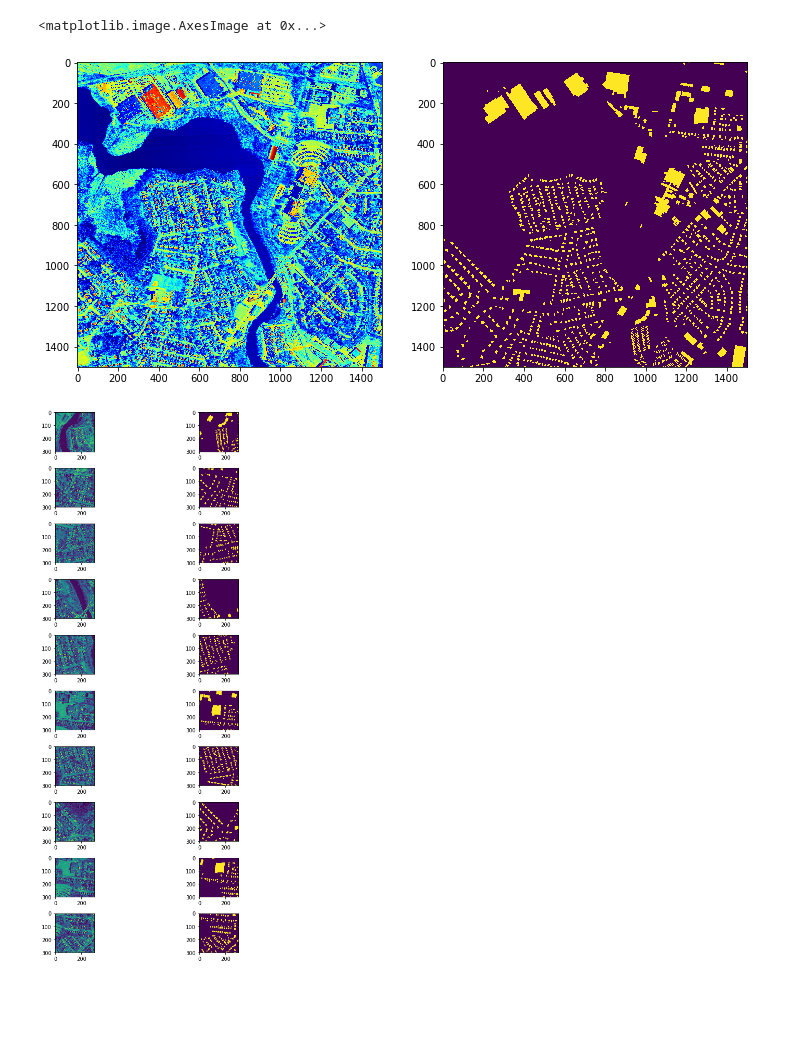
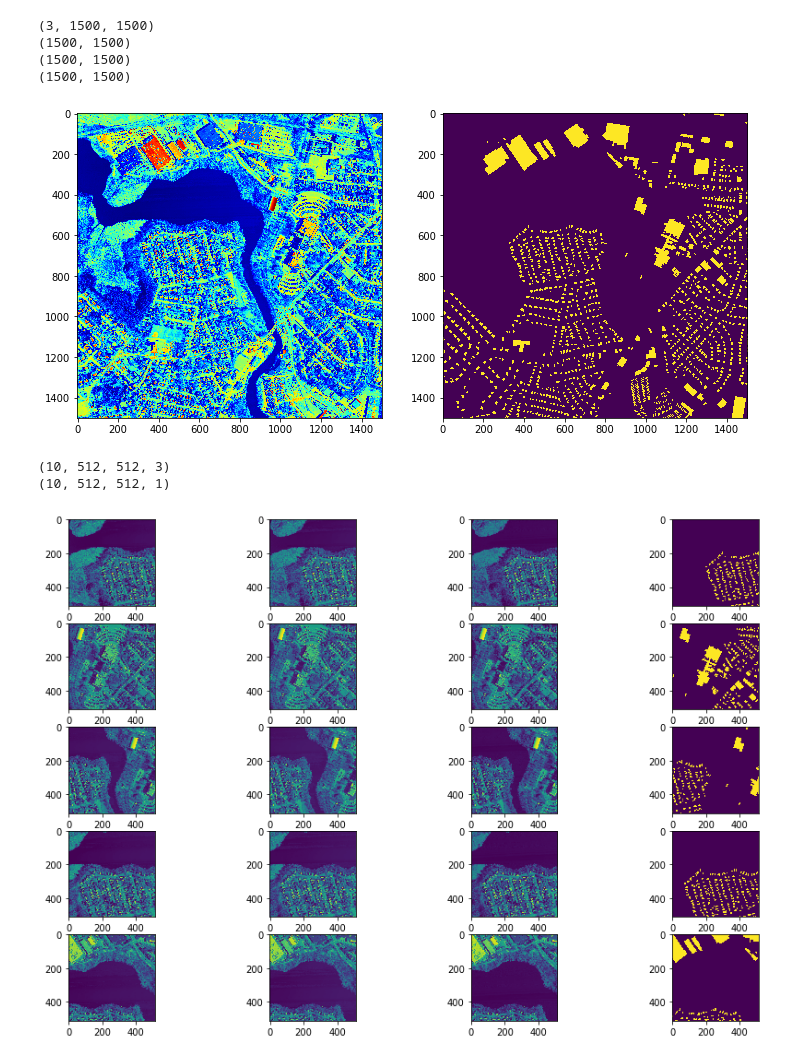
Before and after one commit to amirdel/stanfordHacks, a Jupyter notebook: notebooks/create_tiny_dataset.ipynb, the cells around one changed output. Drawn from its saved outputs; the diff is of its cells as text; code cells hidden in the pictures; blank space fills up the shorter version.

```diff
--- a/notebooks/create_tiny_dataset.ipynb
+++ b/notebooks/create_tiny_dataset.ipynb
@@ -19,31 +19,46 @@ fig.add_subplot(1, 2, 1)
 plt.imshow(inp_image, cmap='jet')
 fig.add_subplot(1, 2, 2)
 plt.imshow(out[0])
+print(inp_all.shape)
+for i in range(3):
+    print (inp_all[i].shape)
 # %% [output]
-<matplotlib.image.AxesImage at 0x...>
+(3, 1500, 1500)
+(1500, 1500)
+(1500, 1500)
+(1500, 1500)
 [figure]
 # %%
 def make_samples(inp_image, out_image, num, size):
     random_state = np.random.randint(0, 1e6, size = 1)[0]
-    ipatches = image.extract_patches_2d(inp_image, size, max_patches = num, random_state = random_state)
+    num_bands = 3
+    ipatches_all = np.zeros((num, size[0], size[1], num_bands))
+    for i in range(num_bands):
+        ipatches_all[:, :, :, i] = image.extract_patches_2d(inp_image[i], size, max_patches = num, random_state = random_state)
     opatches = image.extract_patches_2d(out_image, size, max_patches = num, random_state = random_state)
-    return ipatches, opatches
+    return ipatches_all, opatches[:, :, :, np.newaxis]
 
 num_patches = 10
-ipatches, opatches = make_samples(inp_image, out[0], num_patches, [300, 300])
+ipatches, opatches = make_samples(inp_all, out[0], num_patches, [512, 512])
+print(ipatches.shape)
+print(opatches.shape)
 np.savez('tiny.npz', inp=ipatches, outp=opatches)
+# %% [output]
+(10, 512, 512, 3)
+(10, 512, 512, 1)
 # %%
-fig = plt.figure(figsize=(10, 15))
-for i in range(num_patches * 2):
-    fig.add_subplot(num_patches, 2, 1 + i)
-    if i%2 == 0:
-        plt.imshow(ipatches[int(i / 2), :, :])
-    else:
-        plt.imshow(opatches[int(i / 2), :, :])
-plt.tight_layout()
-plt.show()
+fig = plt.figure(figsize=(15, 10))
+count = 1
+for i in range(num_patches):
+    for j in range(3):
+        fig.add_subplot(num_patches, 4, count)
+        plt.imshow(ipatches[i, :, :, j])
+        count += 1
+    fig.add_subplot(num_patches, 4, count)
+    plt.imshow(opatches[i, :, :, 0])
+    count += 1
 # %% [output]
-[figure, old version]
+[figure, new version]
 # %%
 a = np.load('tiny.npz')
 # %%
```
Also changed, not shown: parts of 1 cell of this notebook.
